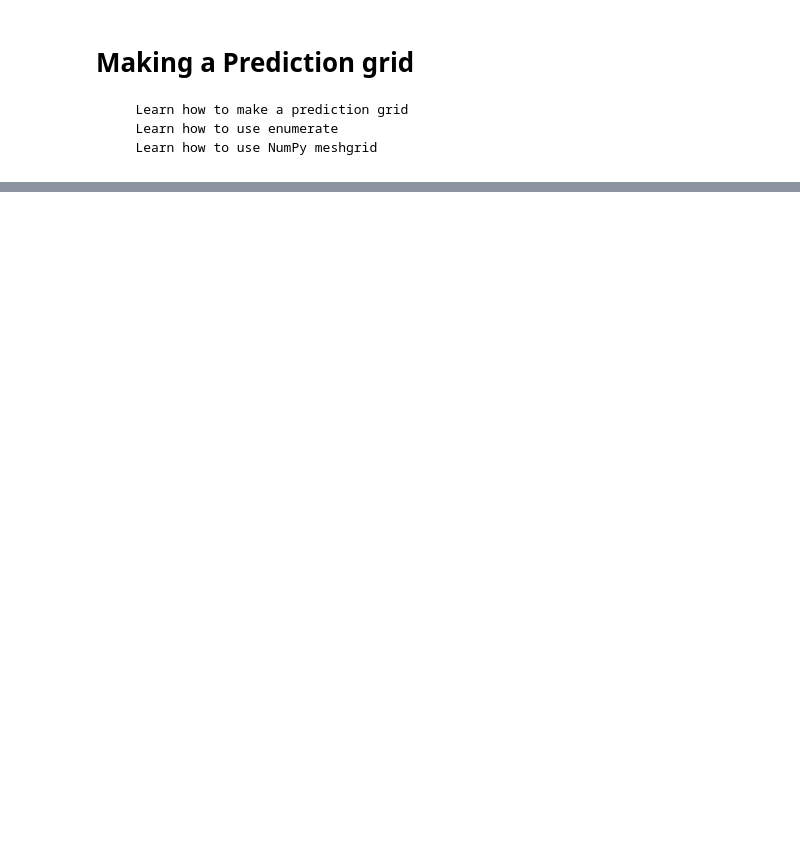
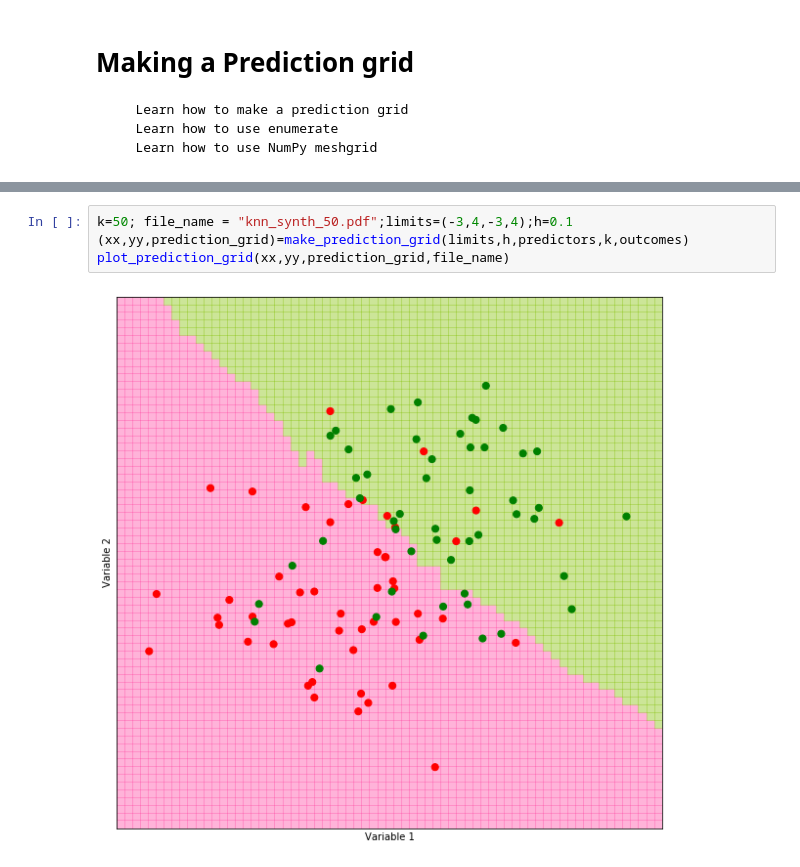
Before and after one commit to divyesh-mistry/Python_for_Research, a Jupyter notebook: kNN _classifier/knn.ipynb, the cells around one changed output, grey strips where cells are left out. Saved outputs shown, nothing was run; the diff lists cells and outputs as text; blank space fills up the shorter version.

```diff
--- a/kNN _classifier/knn.ipynb
+++ b/kNN _classifier/knn.ipynb
@@ -276,0 +370,6 @@ plt.plot(points[n:,0], points[n:,1],'bo')
+# %%
+k=50; file_name = "knn_synth_50.pdf";limits=(-3,4,-3,4);h=0.1
+(xx,yy,prediction_grid)=make_prediction_grid(limits,h,predictors,k,outcomes)
+plot_prediction_grid(xx,yy,prediction_grid,file_name)
+# %% [output]
+[figure, added]
```
Also changed, not shown: parts of 16 cells of this notebook, 3 other files.
